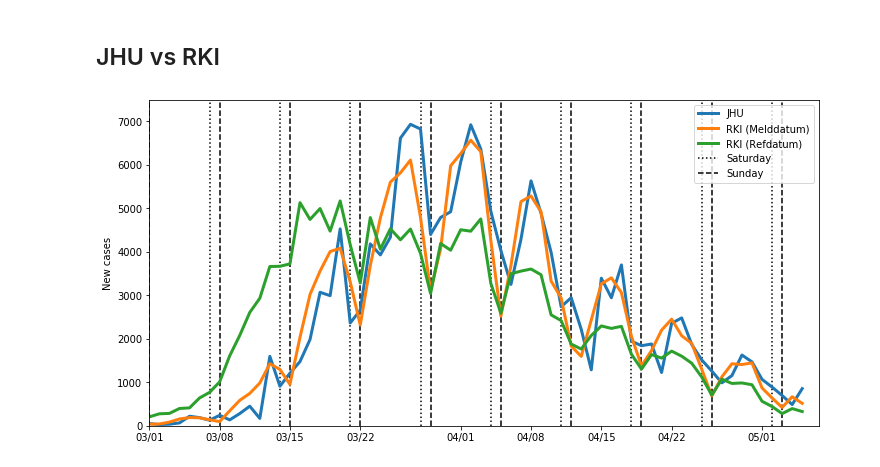
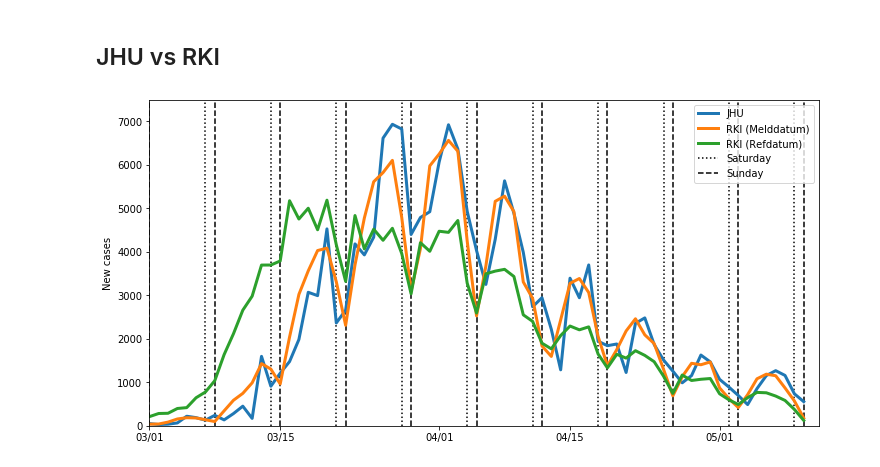
Before and after one commit to joaopn/covid19_inference, a Jupyter notebook: scripts/data_exploration_germany.ipynb, the cells around one changed output. Drawn from its saved outputs; the diff is of its cells as text; code cells hidden in the pictures.

```diff
--- a/scripts/data_exploration_germany.ipynb
+++ b/scripts/data_exploration_germany.ipynb
@@ -21,8 +21,8 @@ jhu = cov19.data_retrieval.JHU(True)
 INFO     [covid19_inference.data_retrieval] Using local rki data because no newer version available online.
 # %%
 #Lists Sundays
-begin = datetime.datetime.fromisoformat(rki.data.date.min())
-end = datetime.datetime.fromisoformat(rki.data.date.max())
+begin = rki.data.date.min()
+end = rki.data.date.max()
 date_range = pd.date_range(begin, end)
 sundays = date_range[date_range.weekday == 6]
 saturdays = date_range[date_range.weekday == 5]
@@ -31,26 +31,26 @@ saturdays = date_range[date_range.weekday == 5]
 # %%
 data_rki_meld = rki.get_confirmed()
 data_rki_meld_new = data_rki_meld.diff().drop(data_rki_meld.index[0]).astype(int).reset_index()
-data_rki_meld_new['date'] = data_rki_meld_new['date'].apply(lambda x: datetime.datetime.fromisoformat(x))
+#data_rki_meld_new['date'] = data_rki_meld_new['date'].apply(lambda x: datetime.datetime.fromisoformat(x))
 
 data_rki_ref = rki.get_confirmed(date_type='date_ref')
 data_rki_ref_new = data_rki_ref.diff().drop(data_rki_ref.index[0]).astype(int).reset_index()
-data_rki_ref_new['date'] = data_rki_ref_new['date_ref'].apply(lambda x: datetime.datetime.fromisoformat(x))
+#data_rki_ref_new['date'] = data_rki_ref_new['date_ref'].apply(lambda x: datetime.datetime.fromisoformat(x))
 
 data_jhu = jhu.get_confirmed('Germany')
 data_jhu_new = data_jhu.diff().drop(data_jhu.index[0]).astype(int).reset_index()
 
 plt.figure(figsize=(12,6))
 plt.plot(data_jhu_new.date, data_jhu_new.confirmed, label='JHU', lw=3)
 plt.plot(data_rki_meld_new.date, data_rki_meld_new.AnzahlFall, label='RKI (Melddatum)',lw=3)
-plt.plot(data_rki_ref_new.date, data_rki_ref_new.AnzahlFall, label='RKI (Refdatum)',lw=3)
+plt.plot(data_rki_ref_new.date_ref, data_rki_ref_new.AnzahlFall, label='RKI (Refdatum)',lw=3)
 plt.vlines(saturdays, ymin=0, ymax=7500, linestyles='dotted', label='Saturday')
 plt.vlines(sundays, ymin=0, ymax=7500, linestyles='dashed', label='Sunday')
 
 plt.xlim([datetime.datetime(2020,3,1), datetime.datetime.today()])
 plt.ylim([0,7500])
 plt.ylabel('New cases')
 plt.legend()
 plt.gca().xaxis.set_major_formatter(matplotlib.dates.DateFormatter('%m/%d'))
 # %% [output]
-[figure, old version]
+[figure, new version]
```
Also changed, not shown: parts of 5 cells of this notebook, 1 other file.
